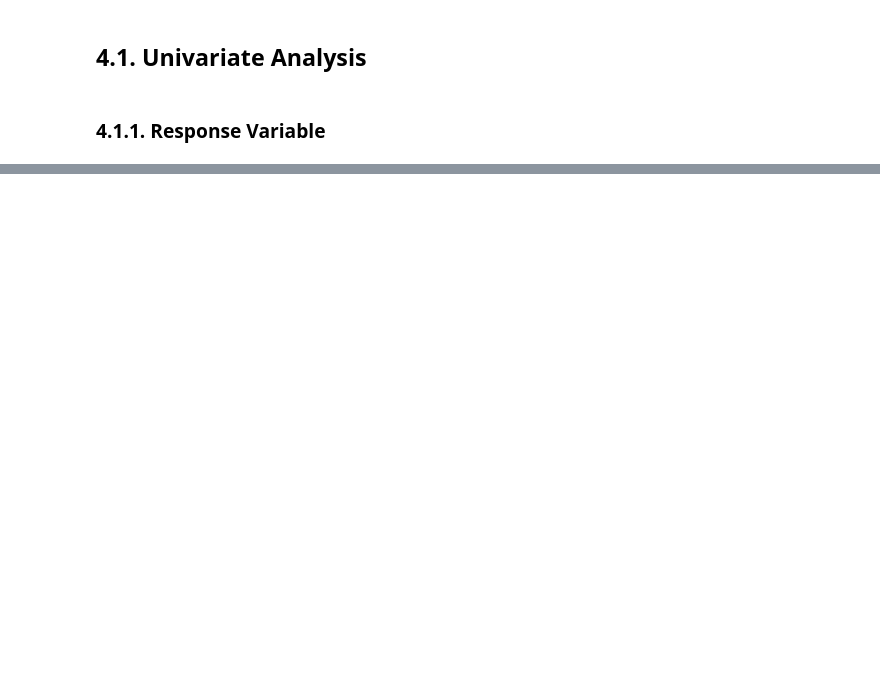
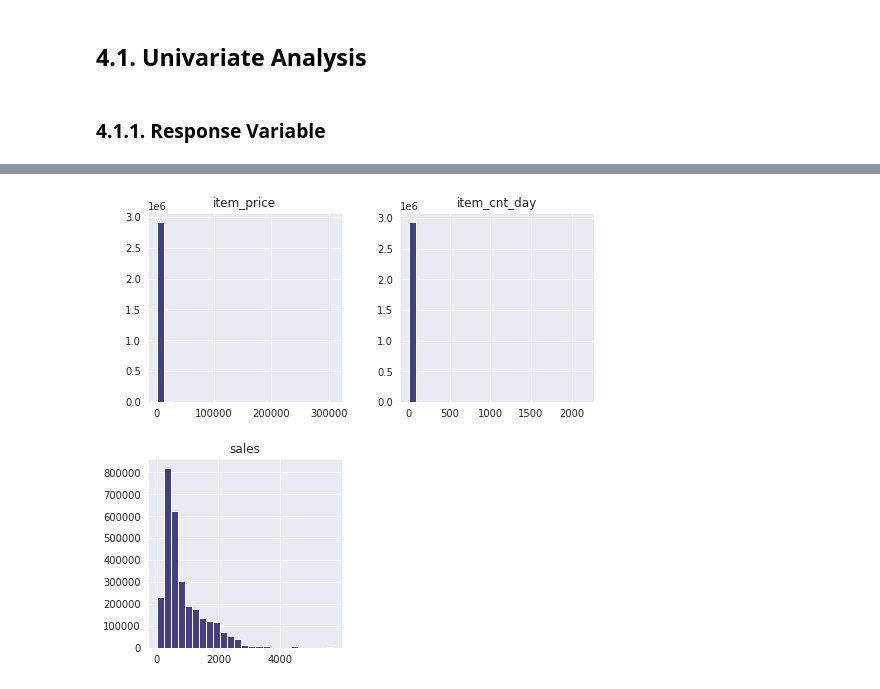
Before and after one commit to Matheus-Homem/future-sales-prediction, a Jupyter notebook: notebook/Future_Sales_Prediction.ipynb, the cells around one changed output, grey strips where cells are left out. Drawn from its saved outputs; the diff is of its cells as text; code cells hidden in the pictures; blank space fills up the shorter version.

```diff
--- a/notebook/Future_Sales_Prediction.ipynb
+++ b/notebook/Future_Sales_Prediction.ipynb
@@ -343,0 +383,8 @@ sns.distplot(df4['sales'],color=viridis)
+# %%
+num_attributes = df4.select_dtypes(include=['int64','float64'])
+cat_attributes = df4.select_dtypes(exclude=['int64','float64','datetime64[ns]'])
+# %%
+#@title Histograms of all Original Numerical Variables
+num_attributes.hist(bins=25,figsize=(8,8),color=viridis);
+# %% [output]
+[figure, added]
```
Also changed, not shown: parts of 16 cells of this notebook.
